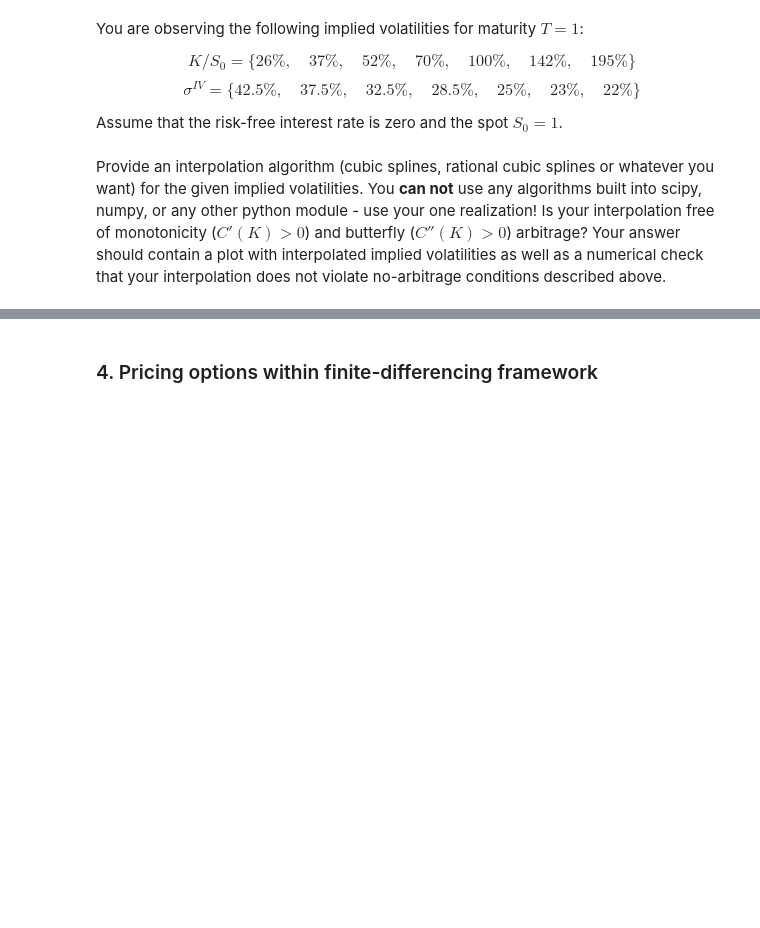
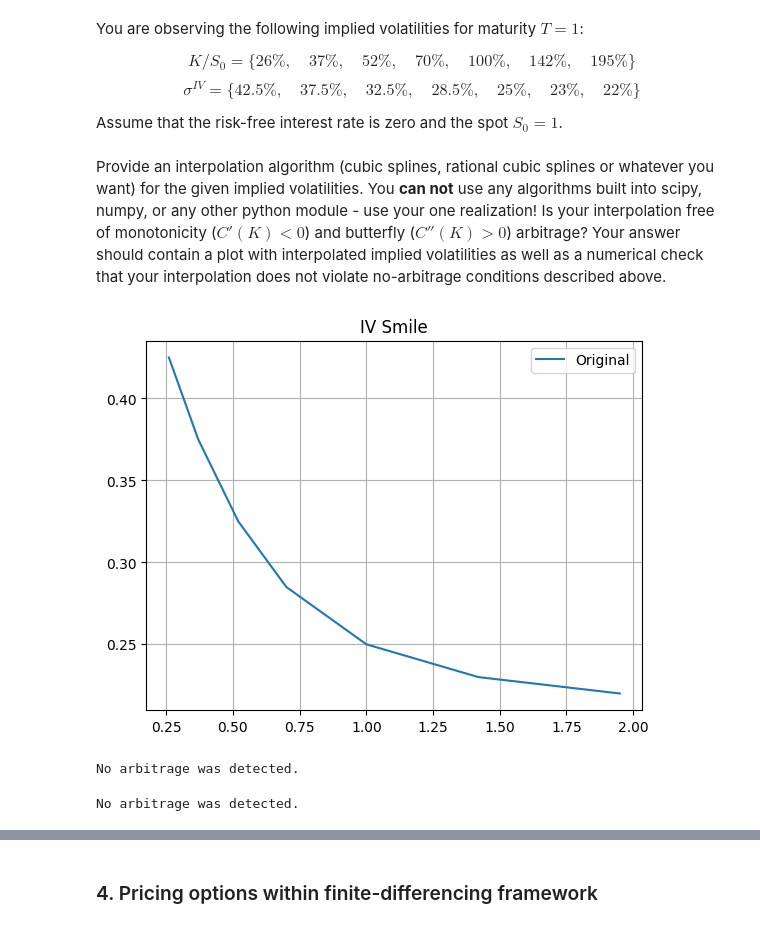
Before and after one commit to Cloda/Homeworks, a Jupyter notebook: VegaNumMethodsFinance/ExtraWork/NMF 2024 - Test - Cherepakhin.ipynb, the cells around one changed output, grey strips where cells are left out. Cells and saved outputs as stored; diff of their text form; code cells hidden in the pictures; blank space fills up the shorter version.

```diff
--- a/VegaNumMethodsFinance/ExtraWork/NMF 2024 - Test - Cherepakhin.ipynb
+++ b/VegaNumMethodsFinance/ExtraWork/NMF 2024 - Test - Cherepakhin.ipynb
@@ -325,5 +367,5 @@ $$\sigma^{IV} = \{ 42.5\%, \quad 37.5\%, \quad 32.5\%, \quad 28.5\%, \quad 25\%,
 
 Assume that the risk-free interest rate is zero and the spot $S_0 = 1$.
 # %% [markdown]
-Provide an interpolation algorithm (cubic splines, rational cubic splines or whatever you want) for the given implied volatilities. You **can not** use any algorithms built into scipy, numpy, or any other python module - use your one realization! Is your interpolation free of monotonicity ($C'(K) > 0$) and butterfly ($C''(K) > 0$) arbitrage? Your answer should contain a plot with interpolated implied volatilities as well as a numerical check that your interpolation does not violate no-arbitrage conditions described above.
+Provide an interpolation algorithm (cubic splines, rational cubic splines or whatever you want) for the given implied volatilities. You **can not** use any algorithms built into scipy, numpy, or any other python module - use your one realization! Is your interpolation free of monotonicity ($C'(K) < 0$) and butterfly ($C''(K) > 0$) arbitrage? Your answer should contain a plot with interpolated implied volatilities as well as a numerical check that your interpolation does not violate no-arbitrage conditions described above.
 # %%
@@ -331 +373,13 @@ log_moneyness = np.array([26, 37, 52, 70, 100, 142, 195]) / 100.
 sigma_iv = np.array([42.5, 37.5, 32.5, 28.5, 25, 23, 22]) / 100.
+# %%
+plt.plot(
+    moneyness,
+    sigma_iv
+)
+plt.title('IV Smile')
+plt.xlabel("")
+plt.legend(["Original"])
+plt.grid()
+plt.show()
+# %% [output]
+[figure, added]
@@ -331,0 +542,8 @@ sigma_iv = np.array([42.5, 37.5, 32.5, 28.5, 25, 23, 22]) / 100.
+# %%
+monotonicity_arbitrage(c=calls_wide_range, k=moneyness_wide_range*forward)
+# %% [output]
+No arbitrage was detected.
+# %%
+convexity_arbitrage(c=calls_wide_range, k=moneyness_wide_range*forward)
+# %% [output]
+No arbitrage was detected.
```
Also changed, not shown: parts of 42 cells of this notebook, 2 other files.
